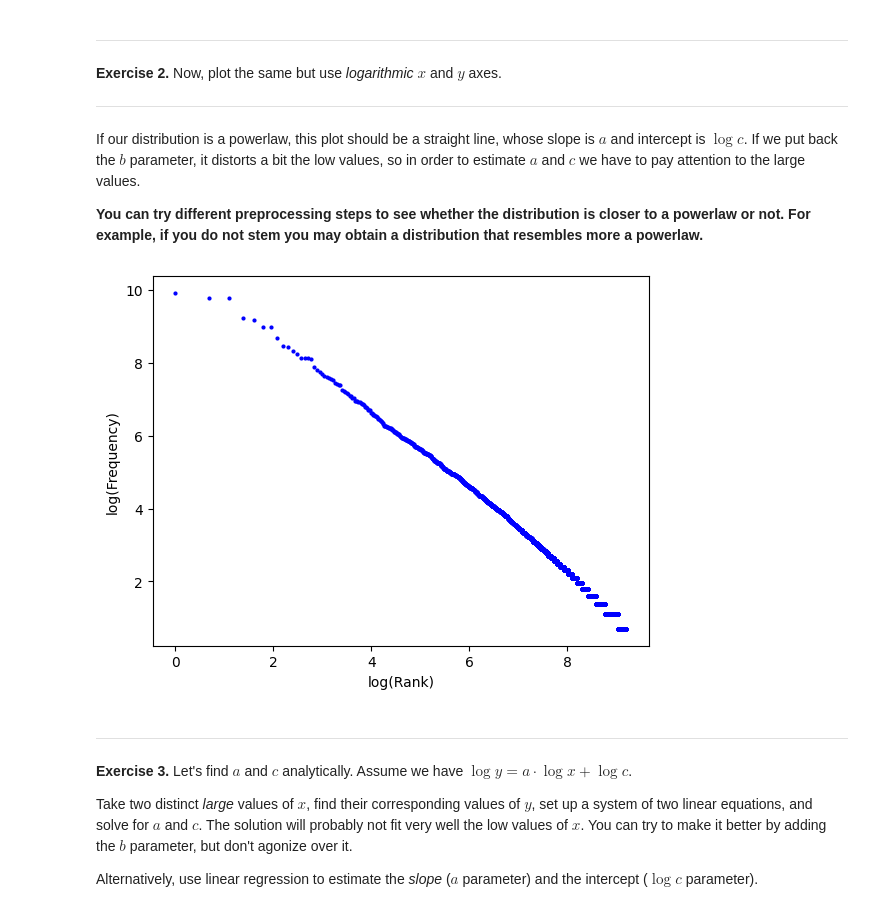
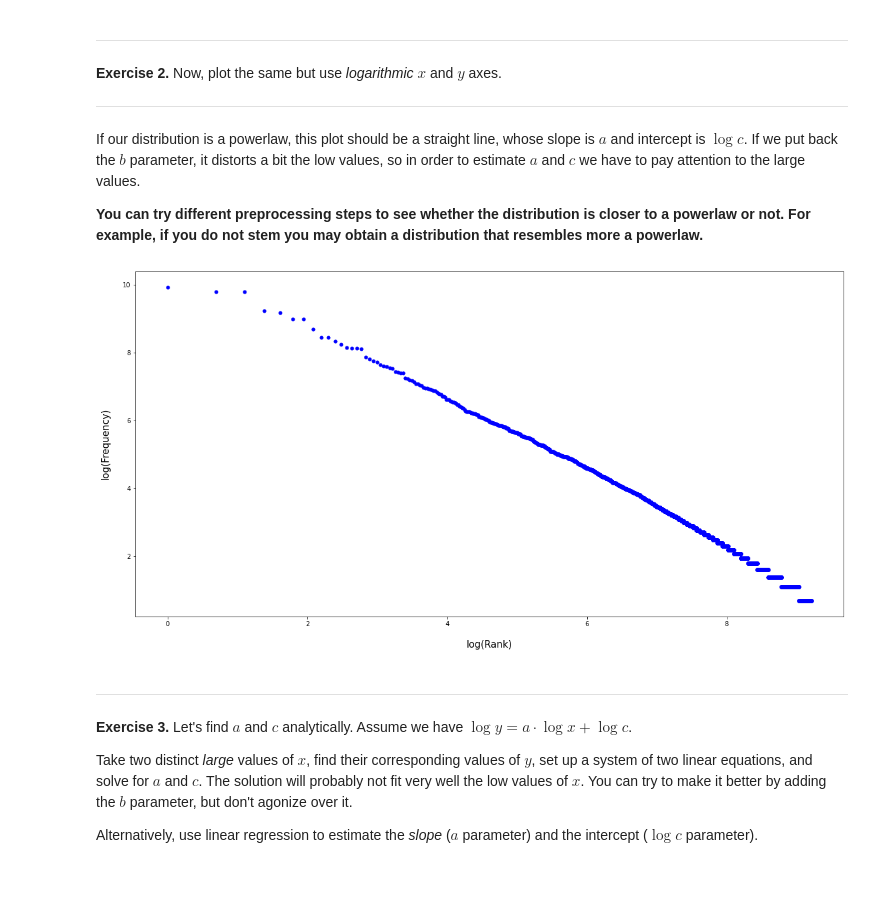
Before and after one commit to 0J0P0/Search-and-Analysis-of-Information, a Jupyter notebook: 1 ArbonesCarlos_ZaldivarJuan_PowerLaws.ipynb, the cells around one changed output. Drawn from its saved outputs; the diff is of its cells as text; code cells hidden in the pictures; blank space fills up the shorter version.

```diff
--- a/1 ArbonesCarlos_ZaldivarJuan_PowerLaws.ipynb
+++ b/1 ArbonesCarlos_ZaldivarJuan_PowerLaws.ipynb
@@ -274,16 +279,17 @@ __You can try different preprocessing steps to see whether the distribution is c
 # %%
 import math
 N = 10000 # number of words to plot
 
 logy = [math.log(y) for y in counts]
 logx = [math.log(x) for x in range(1, N+1)]
 
-plt.plot(logx[:N], logy[:N], 'bo', markersize=2)
-plt.ylabel('log(Frequency)')
-plt.xlabel('log(Rank)')
+plt.figure(figsize=(20,10))
+plt.plot(logx[:N], logy[:N], 'bo', markersize=5)
+plt.ylabel('log(Frequency)', fontsize=15, labelpad=20)
+plt.xlabel('log(Rank)', fontsize=15, labelpad=20)
 plt.show()
 # %% [output]
-[figure, old version]
+[figure, new version]
 # %% [markdown]
 
 ---
```
Also changed, not shown: parts of 6 cells of this notebook.
